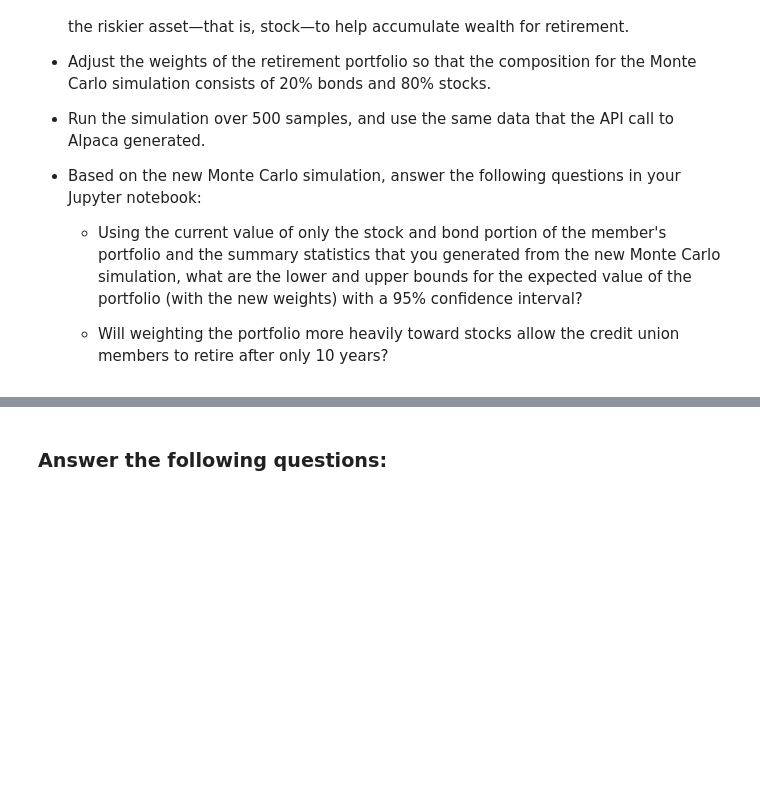
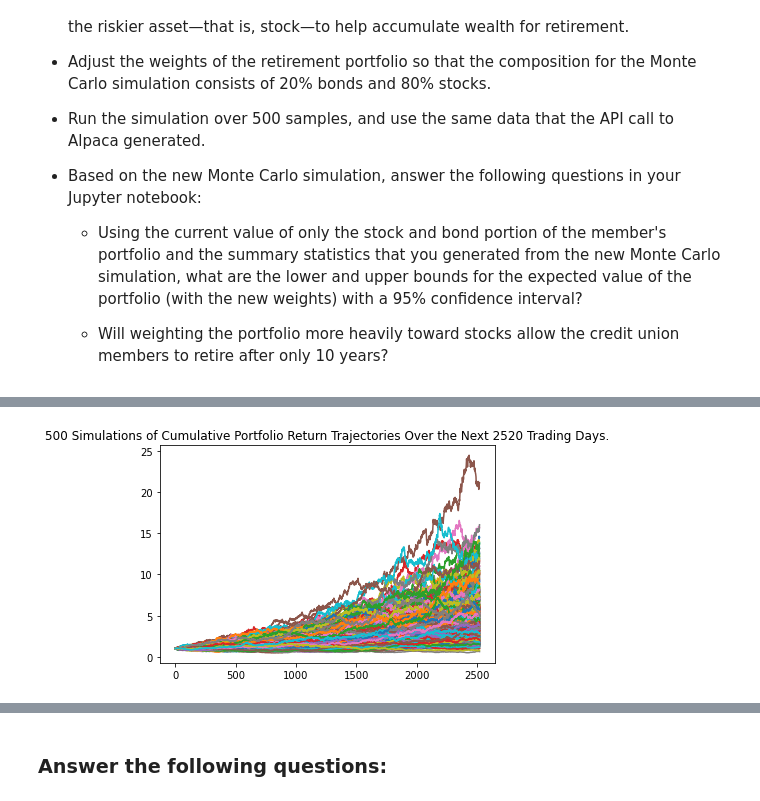
Before and after one commit to msashokkumar/05_financial_planner, a Jupyter notebook: financial_planning_tools.ipynb, the cells around one changed output, grey strips where cells are left out. Saved outputs shown, nothing was run; the diff lists cells and outputs as text; code cells hidden in the pictures; blank space fills up the shorter version.

```diff
--- a/financial_planning_tools.ipynb
+++ b/financial_planning_tools.ipynb
@@ -605,7 +605,12 @@ For this new Monte Carlo simulation, do the following:
 # Configure a Monte Carlo simulation to forecast 10 years cumulative returns
 # The weights should be split 20% to AGG and 80% to SPY.
 # Run 500 samples.
-# YOUR CODE HERE
+MC_ten_years_even_weight = MCSimulation(
+    portfolio_data = three_years_price_df,
+    weights = [.20,.80],
+    num_simulation = 500,
+    num_trading_days = 252*10
+)
 
 # Review the simulation input data
-# YOUR CODE HERE
+MC_ten_years_even_weight.portfolio_data.head()
@@ -615,7 +671,9 @@ For this new Monte Carlo simulation, do the following:
 # %%
 # Visualize the 10-year Monte Carlo simulation by creating an
 # overlay line plot
-# YOUR CODE HERE
+ten_year_even_weight_line_plot = MC_ten_years_even_weight.plot_simulation()
+# %% [output]
+[figure, added]
 # %%
 # Visualize the probability distribution of the 10-year Monte Carlo simulation
 # by plotting a histogram
```
Also changed, not shown: parts of 9 cells of this notebook.
